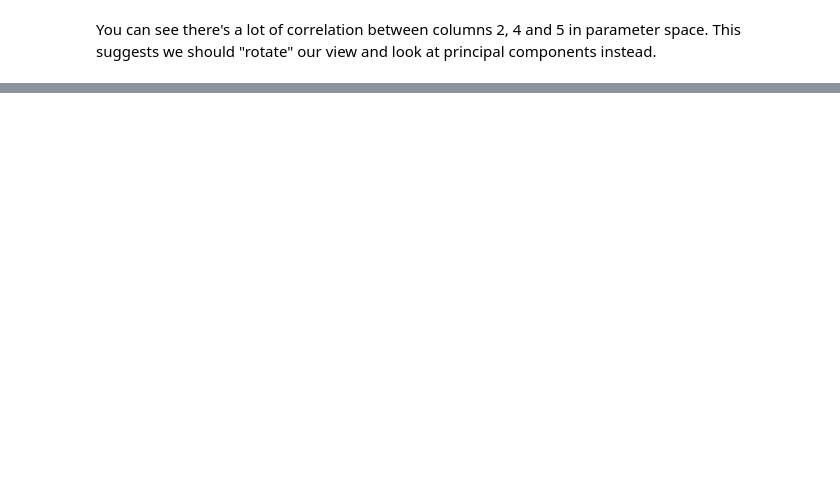
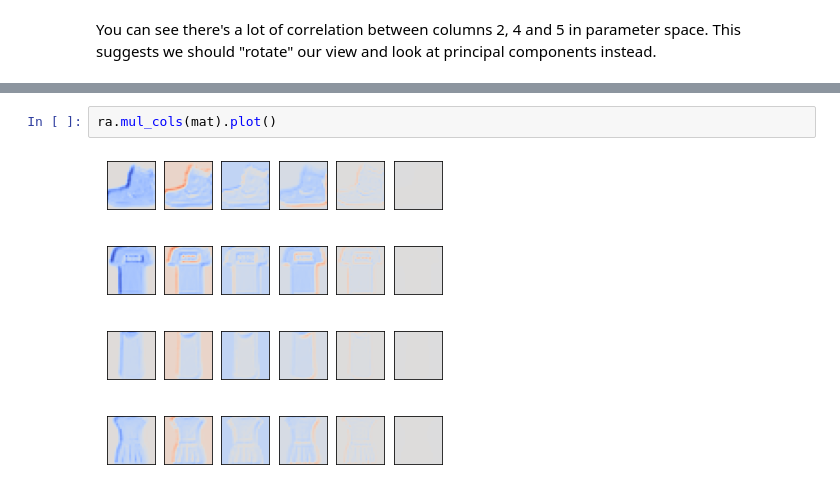
Before and after one commit to edkins/torch-play, a Jupyter notebook: notebooks/fashion_cnn1.ipynb, the cells around one changed output, grey strips where cells are left out. Drawn from its saved outputs; the diff is of its cells as text; blank space fills up the shorter version.

```diff
--- a/notebooks/fashion_cnn1.ipynb
+++ b/notebooks/fashion_cnn1.ipynb
@@ -53,0 +74,4 @@ You can see there's a lot of correlation between columns 2, 4 and 5 in parameter
+# %%
+ra.mul_cols(mat).plot()
+# %% [output]
+[figure, added]
```
Also changed, not shown: parts of 7 cells of this notebook, 2 other files.
